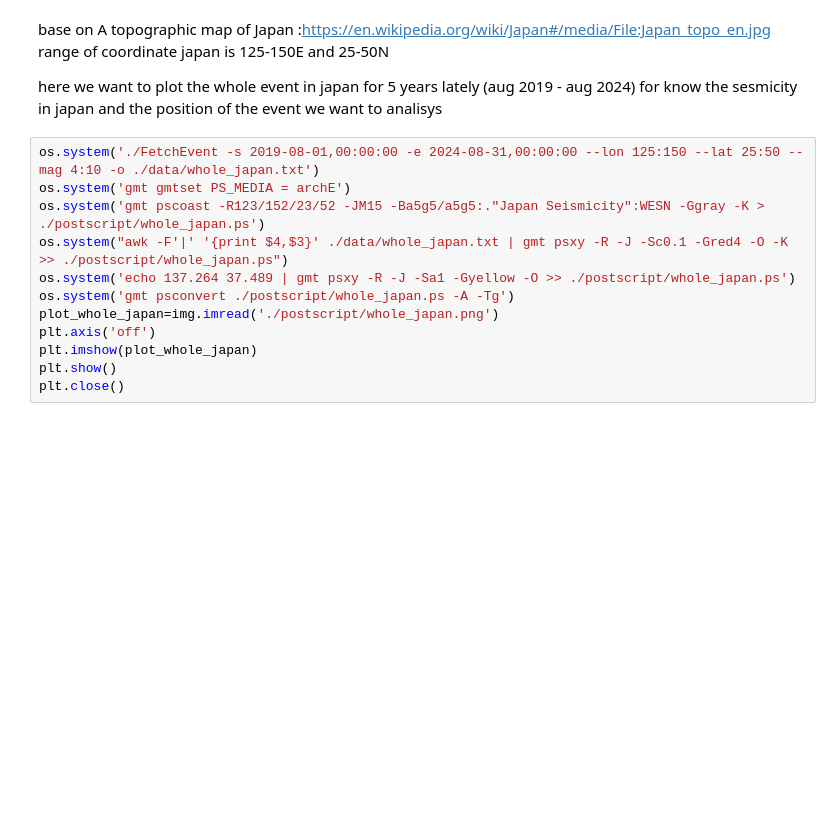
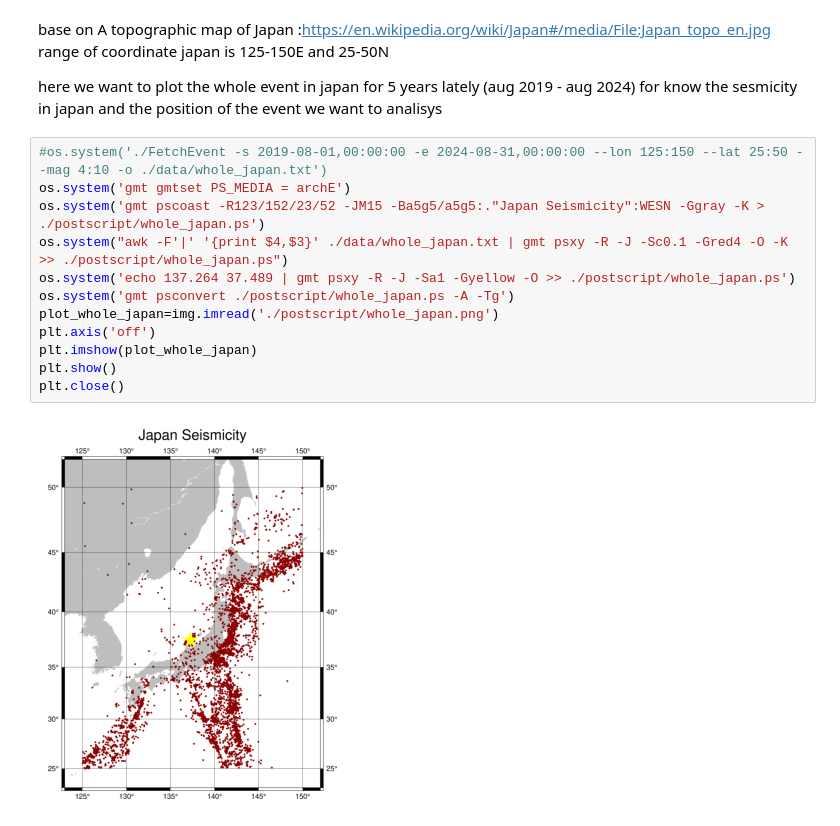
Before and after one commit to hjibran/2024_Noto_earthquake_swarm_project, a Jupyter notebook: 2024_Noto_earthquake_swarm_project.ipynb, the cells around one changed output. Drawn from its saved outputs; the diff is of its cells as text; blank space fills up the shorter version.

```diff
--- a/2024_Noto_earthquake_swarm_project.ipynb
+++ b/2024_Noto_earthquake_swarm_project.ipynb
@@ -36,17 +41,19 @@ base on A topographic map of Japan :https://en.wikipedia.org/wiki/Japan#/media/F
 
 here we want to plot the whole event in japan for 5 years lately (aug 2019 - aug 2024) for know the sesmicity in japan and the position of the event we want to analisys
 # %%
-os.system('./FetchEvent -s 2019-08-01,00:00:00 -e 2024-08-31,00:00:00 --lon 125:150 --lat 25:50 --mag 4:10 -o ./data/whole_japan.txt')
+#os.system('./FetchEvent -s 2019-08-01,00:00:00 -e 2024-08-31,00:00:00 --lon 125:150 --lat 25:50 --mag 4:10 -o ./data/whole_japan.txt')
 os.system('gmt gmtset PS_MEDIA = archE')
 os.system('gmt pscoast -R123/152/23/52 -JM15 -Ba5g5/a5g5:."Japan Seismicity":WESN -Ggray -K > ./postscript/whole_japan.ps')
 os.system("awk -F'|' '{print $4,$3}' ./data/whole_japan.txt | gmt psxy -R -J -Sc0.1 -Gred4 -O -K >> ./postscript/whole_japan.ps")
 os.system('echo 137.264 37.489 | gmt psxy -R -J -Sa1 -Gyellow -O >> ./postscript/whole_japan.ps')
 os.system('gmt psconvert ./postscript/whole_japan.ps -A -Tg')
 plot_whole_japan=img.imread('./postscript/whole_japan.png')
 plt.axis('off')
 plt.imshow(plot_whole_japan)
 plt.show()
 plt.close()
+# %% [output]
+[figure, added]
 # %%
 #os.system('./FetchEvent -s 2019-08-01,00:00:00 -e 2024-08-31,00:00:00 --lon 130:150 --lat 35:40 --mag 4:10 -o ./data/crosec.txt')
 os.system('gmt gmtset PS_MEDIA = archE')
```
Also changed, not shown: parts of 7 cells of this notebook, 36 other files.
